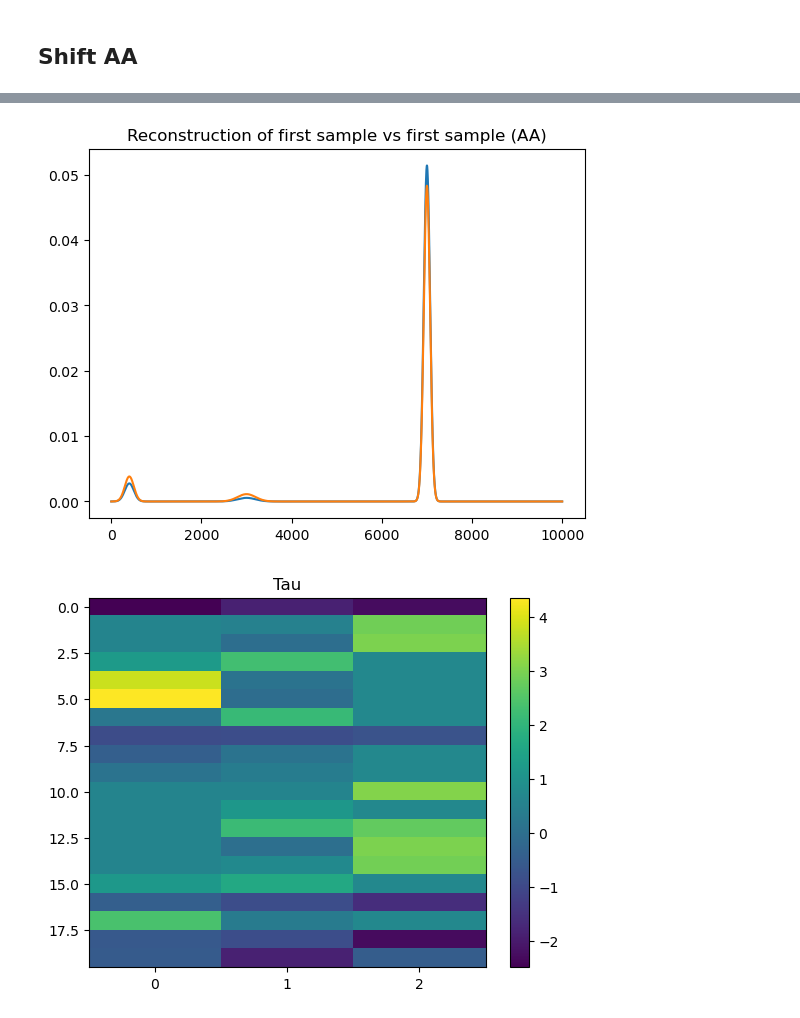
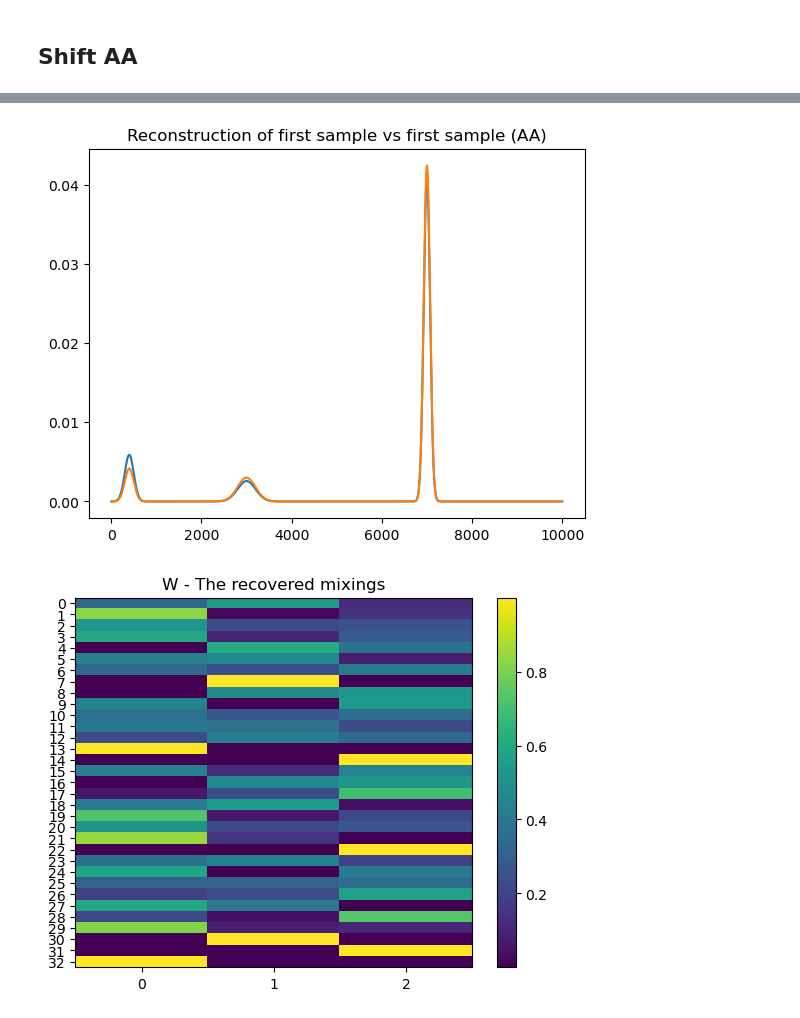
Before and after one commit to AlexanderVoldby/02466Fagprojekt2023, a Jupyter notebook: test_no_shift.ipynb, the cells around one changed output, grey strips where cells are left out. Cells and saved outputs as stored; diff of their text form; code cells hidden in the pictures.

```diff
--- a/test_no_shift.ipynb
+++ b/test_no_shift.ipynb
@@ -88,7 +109,7 @@ plt.show()
 ## Regular NMF
 # %%
 
-nmf = NMF(X, 3)
+nmf = NMF(X, 3, lr=0.3, alpha=1/1000, factor = 0.8, patience=10)
 W, H = nmf.fit(verbose=True)
 recon = np.matmul(W, H)
 
@@ -109,7 +130,7 @@ epoch: 33135, Loss: 1.734879527450693e-055
 ## Shift NMF
 # %%
 
-nmf = ShiftNMF(X, 3)
+nmf = ShiftNMF(X, 3, lr=0.4, factor = 0.95, patience=5)
 W, H, tau = nmf.fit(verbose=True)
 recon = nmf.recon.detach().numpy()
 
@@ -130,5 +151,13 @@ ax.set_xticks(np.arange(0, 3, 1))
 plt.colorbar()
 plt.title("Tau")
 plt.show()
-print(tau)
+
+plt.figure()
+plt.imshow(W, aspect='auto', interpolation="none")
+plt.colorbar()
+ax = plt.gca()
+ax.set_xticks(np.arange(0, d, 1))
+ax.set_yticks(np.arange(0, N, 1))
+plt.title("W - The recovered mixings")
+plt.show()
 # %% [output]
@@ -140,13 +167,14 @@ epoch: 42154, Loss: 0.00010004516439255413
 ## Regular AA
 # %%
 best_loss = np.inf
-for _ in tqdm(range(1)):
-    AA = torchAA(X, 3)
+for _ in tqdm(range(20)):
+    AA = torchAA(X, 3, lr=0.3, alpha=1/1000, factor=0.8, patience=5)
     C, S, loss = AA.fit(verbose=True, return_loss=True)
     if loss[-1] < best_loss:
         CX = np.matmul(C, X)
         recon = np.matmul(S, CX)
         best_loss = loss[-1]
+        W = S
 
 for signal in CX:
     plt.plot(signal)
@@ -164,6 +192,6 @@ plt.colorbar()
 ax = plt.gca()
 ax.set_xticks(np.arange(0, d, 1))
 ax.set_yticks(np.arange(0, N, 1))
-plt.title("W - The mixings")
+plt.title("W - The recovered mixings")
 plt.show()
 # %% [output]
@@ -174,11 +202,15 @@ epoch: 72, Loss: 0.032645626793787966
 # %% [markdown]
 ## Shift AA
 # %%
-AA = torchShiftAA(X, 3)
-C, S, tau = AA.fit(verbose=True)
-
-recon = AA.recon.detach().resolve_conj().numpy()
-A = torch.fft.ifft(AA.A_F).detach().numpy()
+best_loss = np.inf
+for _ in tqdm(range(1)):
+    AA = torchShiftAA(X, 3, alpha=1/1000, lr=0.1, factor=0.95, patience=4)
+    _, _, _, loss = AA.fit(verbose=True, return_loss=True)
+    if loss[-1] < best_loss:
+        C, S, tau = AA.fit(verbose=True)
+        recon = AA.recon.detach().resolve_conj().numpy()
+        A = torch.fft.ifft(AA.A_F).detach().numpy()
+        best_loss = loss[-1]
 
 CX = A
 SCX = recon
@@ -194,6 +226,15 @@ plt.title("Reconstruction of first sample vs first sample (AA)")
 plt.show()
 
 plt.figure()
+plt.imshow(W, aspect='auto', interpolation="none")
+plt.colorbar()
+ax = plt.gca()
+ax.set_xticks(np.arange(0, d, 1))
+ax.set_yticks(np.arange(0, N, 1))
+plt.title("W - The recovered mixings")
+plt.show()
+
+plt.figure()
 plt.imshow(tau, aspect='auto', interpolation="none")
 ax = plt.gca()
 ax.set_xticks(np.arange(0, 3, 1))
@@ -206,2 +247,2 @@ epoch: 125, Loss: 0.0065185811547246976
-[figure, old version]
+[figure, new version]
-[figure, old version]
+[figure, new version]
```
Also changed, not shown: parts of 7 cells of this notebook.
